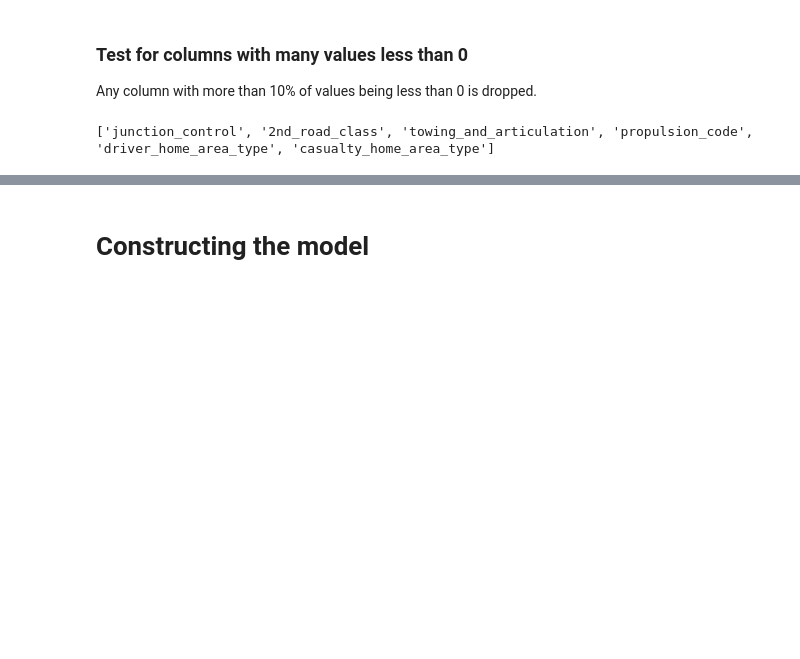
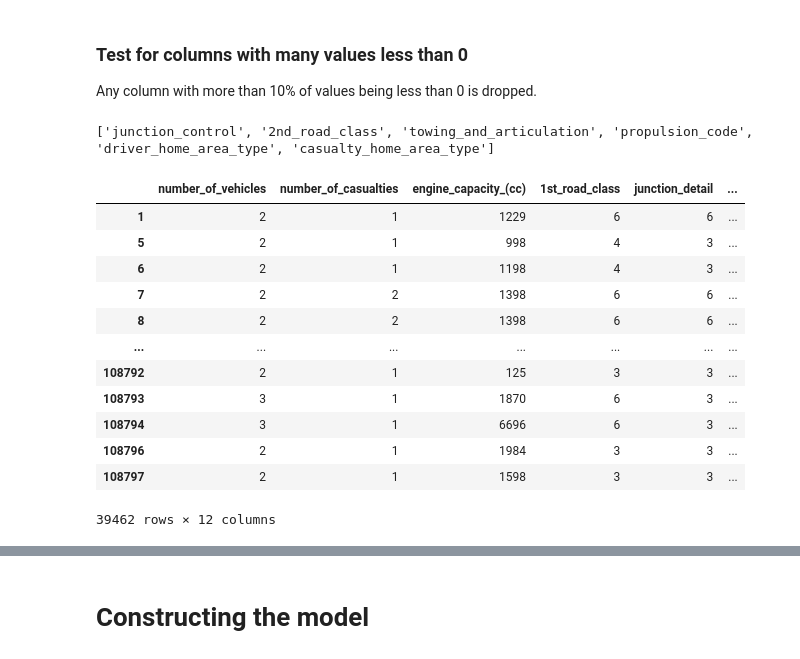
Before and after one commit to jakegodsall/road-traffic-accidents-2019, a Jupyter notebook: notebooks/stacking.ipynb, the cells around one changed output, grey strips where cells are left out. Drawn from its saved outputs; the diff is of its cells as text; code cells hidden in the pictures; blank space fills up the shorter version.

```diff
--- a/notebooks/stacking.ipynb
+++ b/notebooks/stacking.ipynb
@@ -135,6 +135,73 @@ nominal = ['1st_road_class', 'road_type', 'junction_detail', 'light_conditions',
 ordinal = ['speed_limit', 'day_of_week', 'day_of_year', 'age_band_of_driver', 'age_band_of_casualty']
 
 target = 'accident_severity'
+# %%
+class FeatureSelection:
+
+    def __init__(self, df, cat_features, numeric_features, target):
+        self.df = df
+        self.cat_features = cat_features
+        self.numeric_features = numeric_features
+        self.target = target
+
+    def remove_negatives(self):
+        features = self.numeric_features + self.cat_features
+        filtered = self.df.filter(features + [self.target], axis=1)
+        filtered = filtered[(filtered > 0).all(1)]
+        return filtered
+
+    def get_feature_scores(self, dtype='cat', k='all'):
+        filtered_dataset = self.remove_negatives()
+        if dtype == 'cat':
+            features = self.cat_features
+            selector = SelectKBest(f_classif, k=k)
+        if dtype == 'num':
+            features = self.numeric_features
+            selector = SelectKBest(f_classif, k=k)
+        selector.fit(filtered_dataset[features], filtered_dataset[self.target])
+
+        cols = selector.get_support(indices=True)
+        p_values = selector.pvalues_
+
+        p_values = pd.Series(p_values, dtype='object')
+        scores = -np.log10(selector.pvalues_)
+        return cols, scores
+
+    def plot_features(self):
+        cat_features, cat_scores = self.get_feature_scores(dtype='cat', k='all')
+        num_features, num_scores = self.get_feature_scores(dtype='num', k='all')
+        features = cat_features + num_features
+        scores = list(cat_scores) + list(num_scores)
+        plt.bar(range(len(features)), scores)
+        plt.xticks(range(len(features)), features, rotation='vertical')
+        plt.show()
+
+    def get_new_X(self):
+        filtered_dataset = self.remove_negatives()
+        cat, _ = self.get_feature_scores(dtype='cat', k=10)
+        numeric, _ = self.get_feature_scores(dtype='num', k=2)
+        cols = np.concatenate((cat, numeric))
+        new_df = filtered_dataset.iloc[:, cols]
+
+        return new_df
+
+fs = FeatureSelection(accidents, nominal+ordinal+binary, numeric, target)
+
+fs.get_new_X()
+# %% [output]
+|  | number_of_vehicles | number_of_casualties | engine_capacity_(cc) | 1st_road_class | junction_detail | ... |
+| 1 | 2 | 1 | 1229 | 6 | 6 | ... |
+| 5 | 2 | 1 | 998 | 4 | 3 | ... |
+| 6 | 2 | 1 | 1198 | 4 | 3 | ... |
+| 7 | 2 | 2 | 1398 | 6 | 6 | ... |
+| 8 | 2 | 2 | 1398 | 6 | 6 | ... |
+| ... | ... | ... | ... | ... | ... | ... |
+| 108792 | 2 | 1 | 125 | 3 | 3 | ... |
+| 108793 | 3 | 1 | 1870 | 6 | 3 | ... |
+| 108794 | 3 | 1 | 6696 | 6 | 3 | ... |
+| 108796 | 2 | 1 | 1984 | 3 | 3 | ... |
+| 108797 | 2 | 1 | 1598 | 3 | 3 | ... |
+39462 rows × 12 columns
 # %%
 def select_subset(df, predictors, target):
     filtered = df.filter(predictors + [target], axis=1)
```
Also changed, not shown: parts of 5 cells of this notebook.
